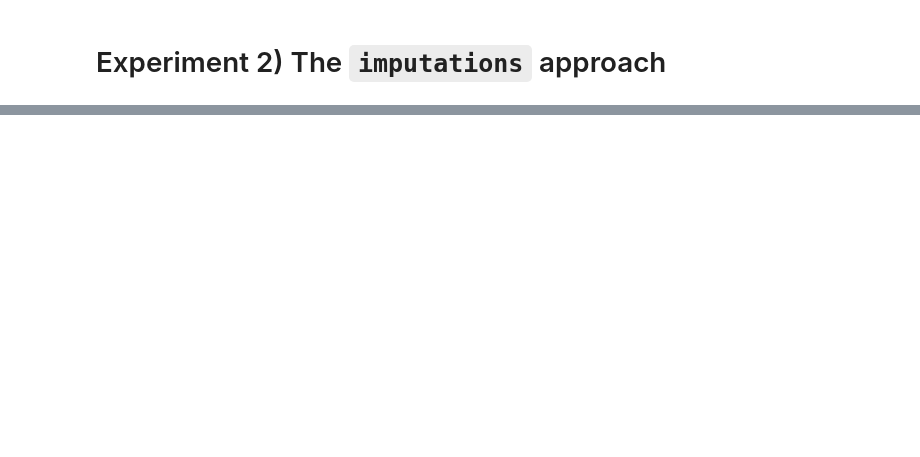
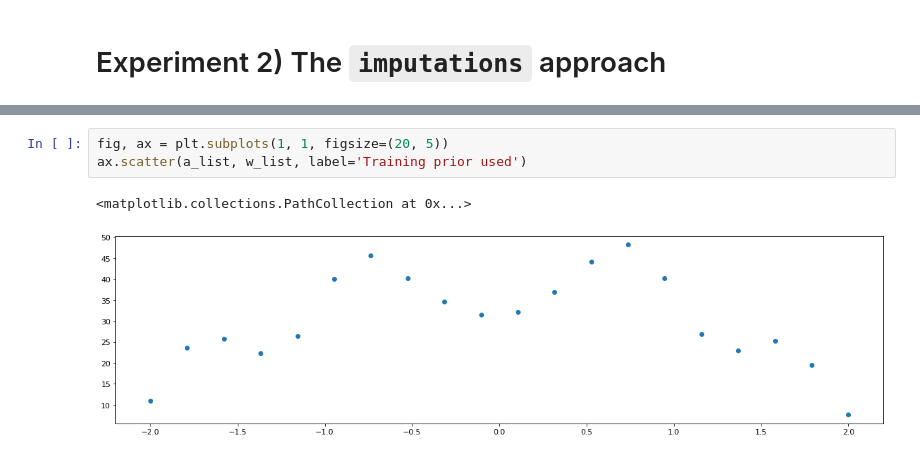
Before and after one commit to matiasdm/notes_on_stats, a Jupyter notebook: doc/sections/3_benchmarking.ipynb, the cells around one changed output, grey strips where cells are left out. Drawn from its saved outputs; the diff is of its cells as text; blank space fills up the shorter version.

```diff
--- a/doc/sections/3_benchmarking.ipynb
+++ b/doc/sections/3_benchmarking.ipynb
@@ -464,0 +481,6 @@ hat_f /= hat_f.sum()
+# %%
+fig, ax = plt.subplots(1, 1, figsize=(20, 5))
+ax.scatter(a_list, w_list, label='Training prior used')
+# %% [output]
+<matplotlib.collections.PathCollection at 0x...>
+[figure, added]
```
Also changed, not shown: parts of 30 cells of this notebook, 6 other files.
